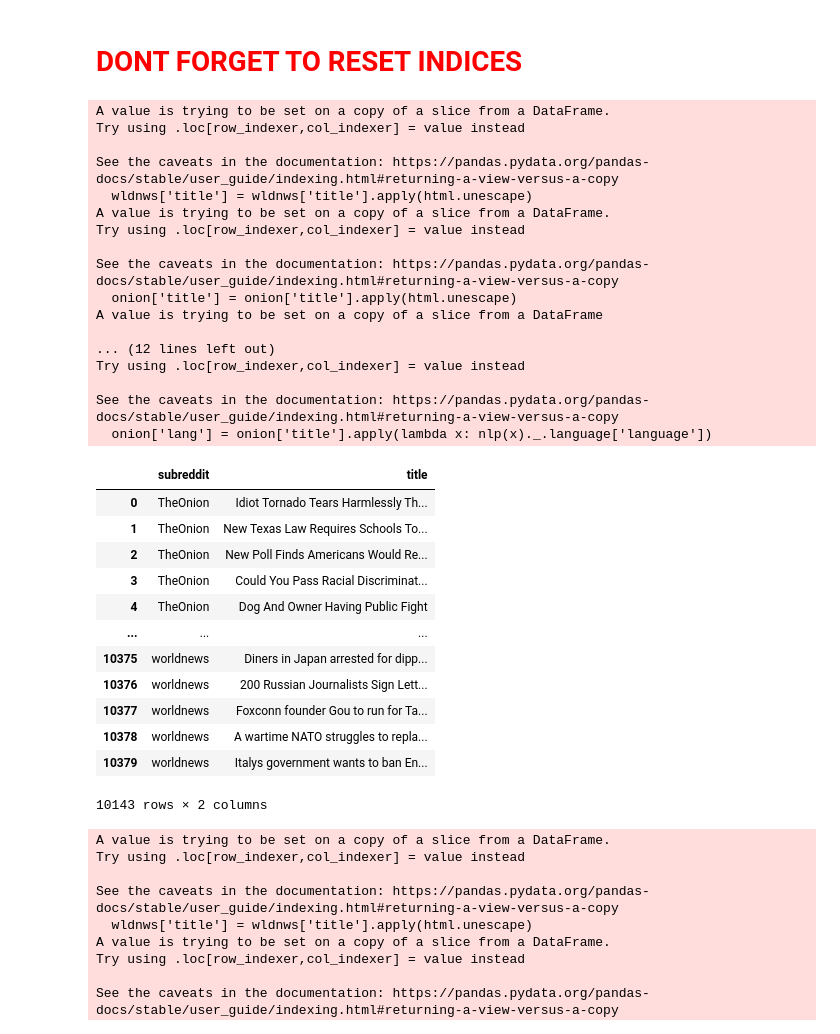
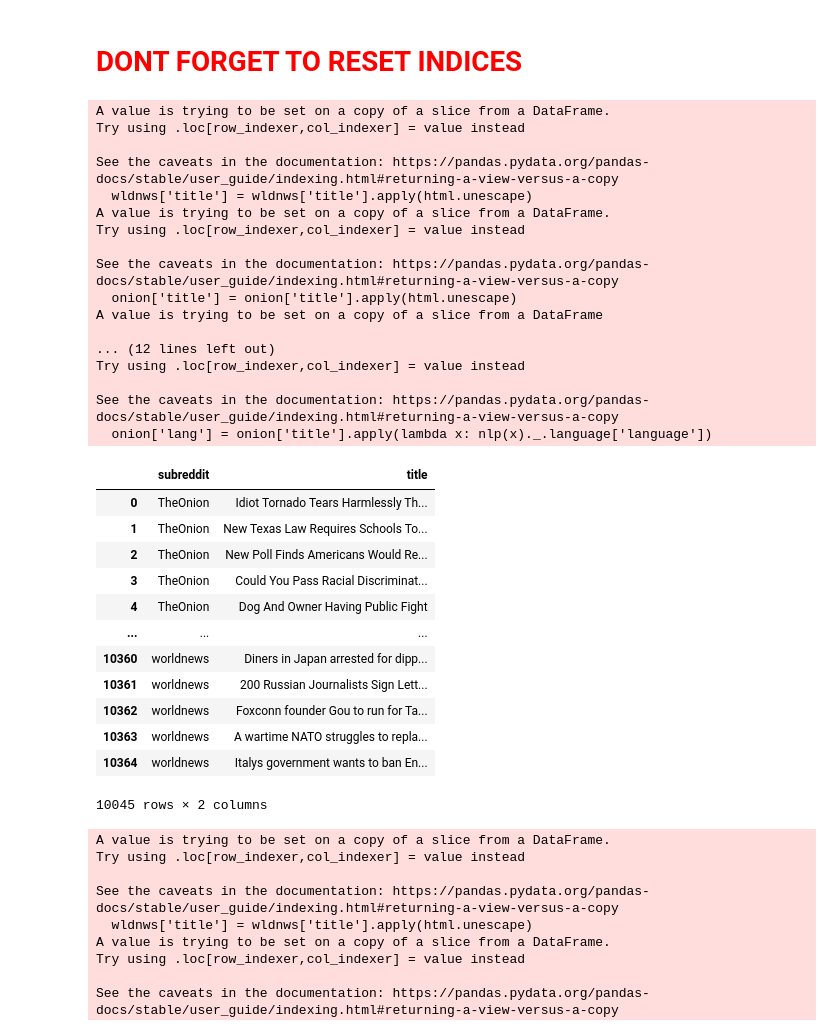
Before and after one commit to drossDS/Humor_Identification_with_NLP, a Jupyter notebook: code/_-Unseen_Cleaning.ipynb, the cells around one changed output. Drawn from its saved outputs; the diff is of its cells as text; code cells hidden in the pictures.

```diff
--- a/code/_-Unseen_Cleaning.ipynb
+++ b/code/_-Unseen_Cleaning.ipynb
@@ -31,7 +31,7 @@ nlp.add_pipe('language_detector', last=True)
 df_onion = pd.read_csv('../data/theonion_1682378516.csv')
 df_wldnws = pd.read_csv('../data/worldnews_1682378600.csv')
 # %%
-def onion_wldnws_cleaner(onion, wldnws):
+def onion_wldnws_cleaner(onion, wldnws, file_name):
 
     # DROP DUPLICATE TITLES
     onion.drop_duplicates(subset = 'title', inplace=True)
@@ -130,48 +130,57 @@ def onion_wldnws_cleaner(onion, wldnws):
     The word vectorizers will do the vast majority of the punctuation removal, but here, these characters are being skipped
     as replacing them with nothing may change the meaning of some words or combine two words that shoud not be together.
     '''
-    #regex_string2 = "((?=[^ &$%\-#/])\W)"
     regex_string = "((?=[^ &$%\-#/])\W)"
     reddit['title'] = reddit['title'].apply(lambda title: re.sub(regex_string, '', title))
 
     # Remove Starting and Trailing Spaces
     reddit['title'] = reddit['title'].apply(lambda title: title.strip())
 
+    # REMOVE TITLES WITH TWO OR FEWER WORDS
+    reddit.drop(index = reddit[reddit['title'].apply(lambda x: len(x.strip().split())) <= 2].index,
+           inplace=True)
+
+    # Reset the index:
+    reddit.reset_index(drop = True, inplace = True)
+
+    # Export to a csv
+    reddit.to_csv(f'../data/{file_name}.csv', index=False)
+
     return reddit
 # %% [markdown]
 # <font color = 'red'> DONT FORGET TO RESET INDICES
 # %%
-df = onion_wldnws_cleaner(df_onion, df_wldnws)
+df = onion_wldnws_cleaner(df_onion, df_wldnws, )
 df
 # %% [output]
 A value is trying to be set on a copy of a slice from a DataFrame.
 Try using .loc[row_indexer,col_indexer] = value instead
 
 See the caveats in the documentation: https://pandas.pydata.org/pandas-docs/stable/user_guide/indexing.html#returning-a-view-versus-a-copy
   wldnws['title'] = wldnws['title'].apply(html.unescape)
 A value is trying to be set on a copy of a slice from a DataFrame.
 Try using .loc[row_indexer,col_indexer] = value instead
 
 See the caveats in the documentation: https://pandas.pydata.org/pandas-docs/stable/user_guide/indexing.html#returning-a-view-versus-a-copy
   onion['title'] = onion['title'].apply(html.unescape)
 A value is trying to be set on a copy of a slice from a DataFrame
 
 ... (12 lines left out)
 Try using .loc[row_indexer,col_indexer] = value instead
 
 See the caveats in the documentation: https://pandas.pydata.org/pandas-docs/stable/user_guide/indexing.html#returning-a-view-versus-a-copy
   onion['lang'] = onion['title'].apply(lambda x: nlp(x)._.language['language'])
 |  | subreddit | title |
 | 0 | TheOnion | Idiot Tornado Tears Harmlessly Th... |
 | 1 | TheOnion | New Texas Law Requires Schools To... |
 | 2 | TheOnion | New Poll Finds Americans Would Re... |
 | 3 | TheOnion | Could You Pass Racial Discriminat... |
 | 4 | TheOnion | Dog And Owner Having Public Fight |
 | ... | ... | ... |
-| 10375 | worldnews | Diners in Japan arrested for dipp... |
-| 10376 | worldnews | 200 Russian Journalists Sign Lett... |
-| 10377 | worldnews | Foxconn founder Gou to run for Ta... |
-| 10378 | worldnews | A wartime NATO struggles to repla... |
-| 10379 | worldnews | Italys government wants to ban En... |
+| 10360 | worldnews | Diners in Japan arrested for dipp... |
+| 10361 | worldnews | 200 Russian Journalists Sign Lett... |
+| 10362 | worldnews | Foxconn founder Gou to run for Ta... |
+| 10363 | worldnews | A wartime NATO struggles to repla... |
+| 10364 | worldnews | Italys government wants to ban En... |
-10143 rows × 2 columns
+10045 rows × 2 columns
 # %%
```
Also changed, not shown: parts of 2 cells of this notebook, 4 other files.
